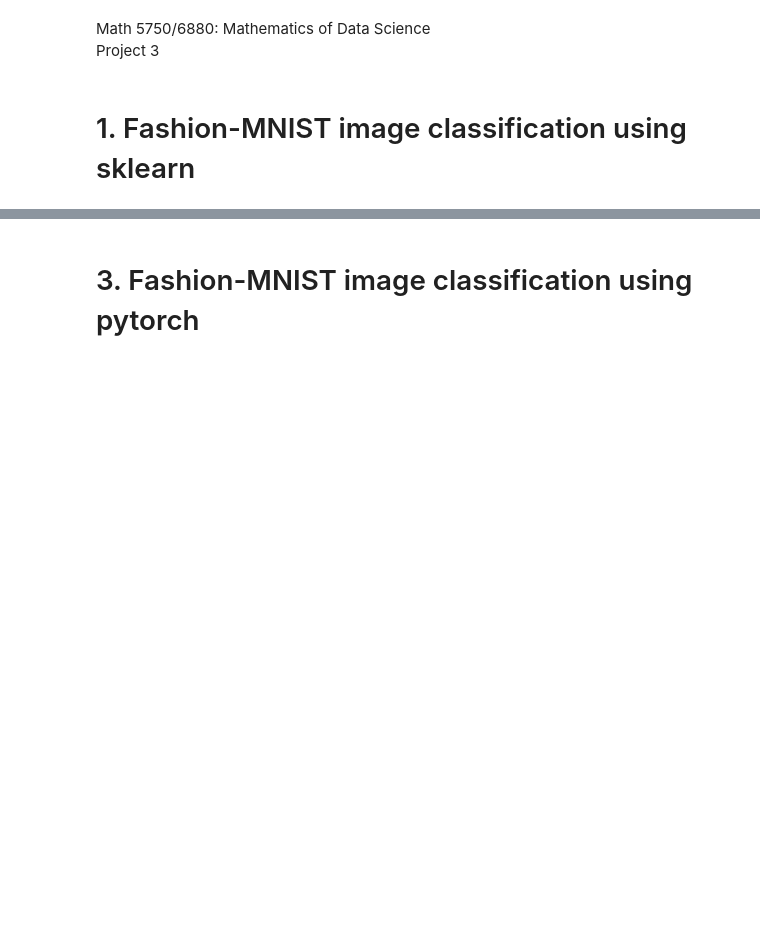
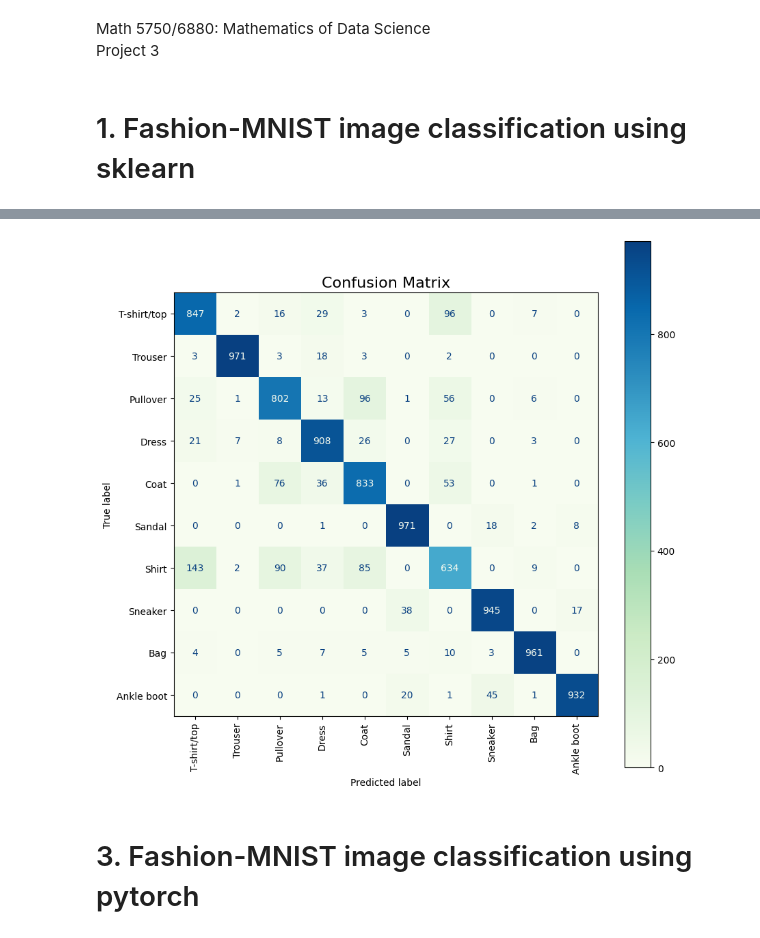
Before and after one commit to deskk/MIS_project3, a Jupyter notebook: project3.ipynb, the cells around one changed output, grey strips where cells are left out. Saved outputs shown, nothing was run; the diff lists cells and outputs as text; code cells hidden in the pictures; blank space fills up the shorter version.

```diff
--- a/project3.ipynb
+++ b/project3.ipynb
@@ -24,0 +36,13 @@ from sklearn.metrics import accuracy_score, classification_report, confusion_mat
+# %%
+class_names = [
+    "T-shirt/top",
+    "Trouser",
+    "Pullover",
+    "Dress",
+    "Coat",
+    "Sandal",
+    "Shirt",
+    "Sneaker",
+    "Bag",
+    "Ankle boot"
+]
@@ -24,0 +73,3 @@ from sklearn.metrics import accuracy_score, classification_report, confusion_mat
+# %%
+y_pred = mlp.predict(X_test)
+y_proba = mlp.predict_proba(X_test) # auc
@@ -25,3 +140,14 @@ from sklearn.metrics import accuracy_score, classification_report, confusion_mat
+# %%
+# confusion matrix
+
+cm = confusion_matrix(y_test, y_pred)
+fig, ax = plt.subplots(figsize=(10, 10))
+disp = ConfusionMatrixDisplay(confusion_matrix=cm, display_labels=class_names)
+disp.plot(cmap=plt.cm.GnBu, ax=ax, xticks_rotation='vertical')
+plt.title("Confusion Matrix", fontsize=16)
+plt.show()
+# %% [output]
+[figure, added]
 # %% [markdown]
 # 3. Fashion-MNIST image classification  using pytorch
 # %%
```
Also changed, not shown: parts of 8 cells of this notebook.
